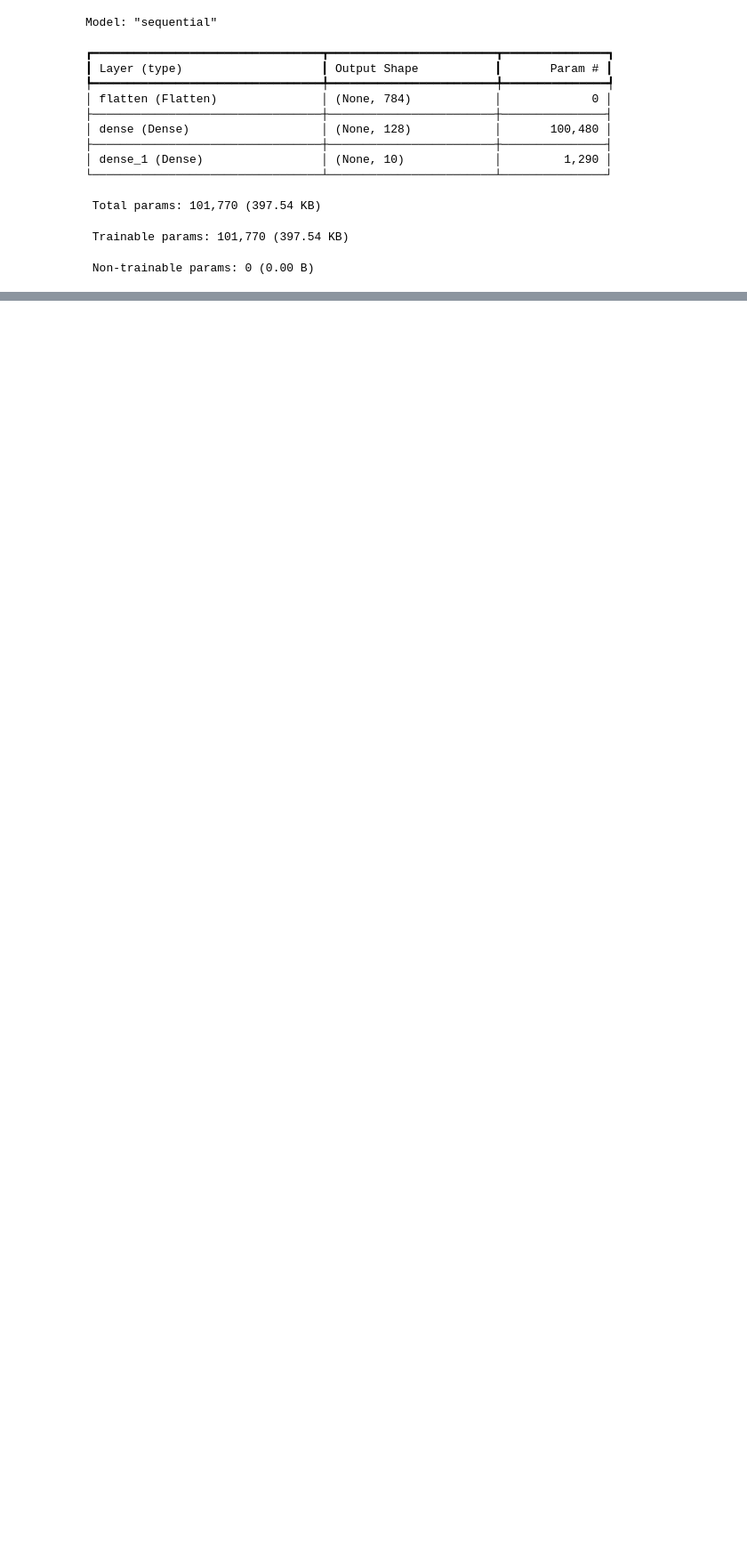
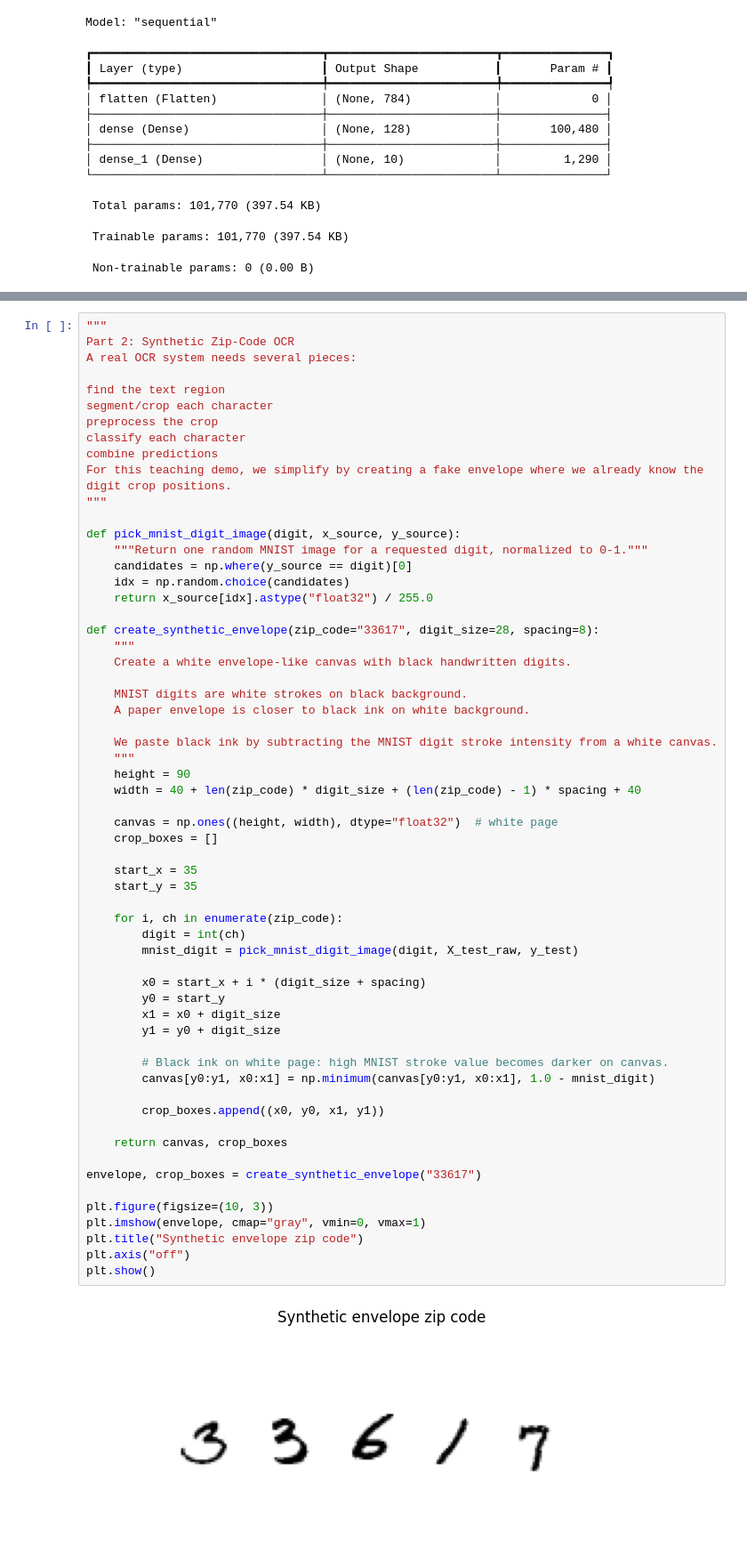
Before and after one commit to 260629-AI-Engineer-Cognizant/notes-and-demos, a Jupyter notebook: week-2/demos/notebook/CNNs_Intro.ipynb, the cells around one changed output, grey strips where cells are left out. Shown at 89% size. Cells and saved outputs as stored; diff of their text form; blank space fills up the shorter version.

Commit message:
Pushing rest of demo and project notes

```diff
--- a/week-2/demos/notebook/CNNs_Intro.ipynb
+++ b/week-2/demos/notebook/CNNs_Intro.ipynb
@@ -163,0 +338,62 @@ better, enter the Convolutional Neural Network
+# %%
+"""
+Part 2: Synthetic Zip-Code OCR
+A real OCR system needs several pieces:
+
+find the text region
+segment/crop each character
+preprocess the crop
+classify each character
+combine predictions
+For this teaching demo, we simplify by creating a fake envelope where we already know the digit crop positions.
+"""
+
+def pick_mnist_digit_image(digit, x_source, y_source):
+    """Return one random MNIST image for a requested digit, normalized to 0-1."""
+    candidates = np.where(y_source == digit)[0]
+    idx = np.random.choice(candidates)
+    return x_source[idx].astype("float32") / 255.0
+
+def create_synthetic_envelope(zip_code="33617", digit_size=28, spacing=8):
+    """
+    Create a white envelope-like canvas with black handwritten digits.
+
+    MNIST digits are white strokes on black background.
+    A paper envelope is closer to black ink on white background.
+
+    We paste black ink by subtracting the MNIST digit stroke intensity from a white canvas.
+    """
+    height = 90
+    width = 40 + len(zip_code) * digit_size + (len(zip_code) - 1) * spacing + 40
+
+    canvas = np.ones((height, width), dtype="float32")  # white page
+    crop_boxes = []
+
+    start_x = 35
+    start_y = 35
+
+    for i, ch in enumerate(zip_code):
+        digit = int(ch)
+        mnist_digit = pick_mnist_digit_image(digit, X_test_raw, y_test)
+
+        x0 = start_x + i * (digit_size + spacing)
+        y0 = start_y
+        x1 = x0 + digit_size
+        y1 = y0 + digit_size
+
+        # Black ink on white page: high MNIST stroke value becomes darker on canvas.
+        canvas[y0:y1, x0:x1] = np.minimum(canvas[y0:y1, x0:x1], 1.0 - mnist_digit)
+
+        crop_boxes.append((x0, y0, x1, y1))
+
+    return canvas, crop_boxes
+
+envelope, crop_boxes = create_synthetic_envelope("33617")
+
+plt.figure(figsize=(10, 3))
+plt.imshow(envelope, cmap="gray", vmin=0, vmax=1)
+plt.title("Synthetic envelope zip code")
+plt.axis("off")
+plt.show()
+# %% [output]
+[figure, added]
```
Also changed, not shown: parts of 11 cells of this notebook, 2 other files.
